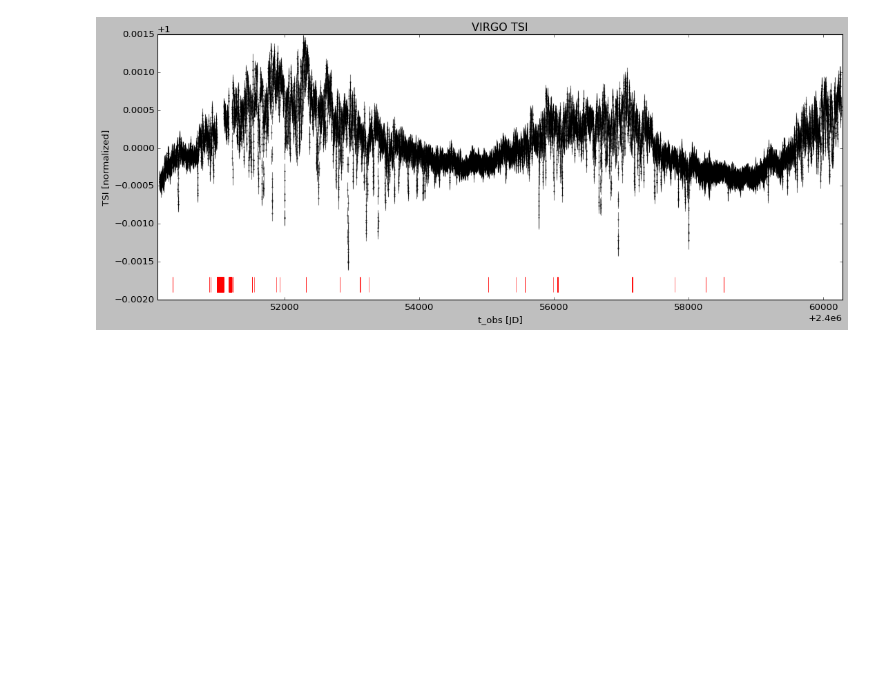
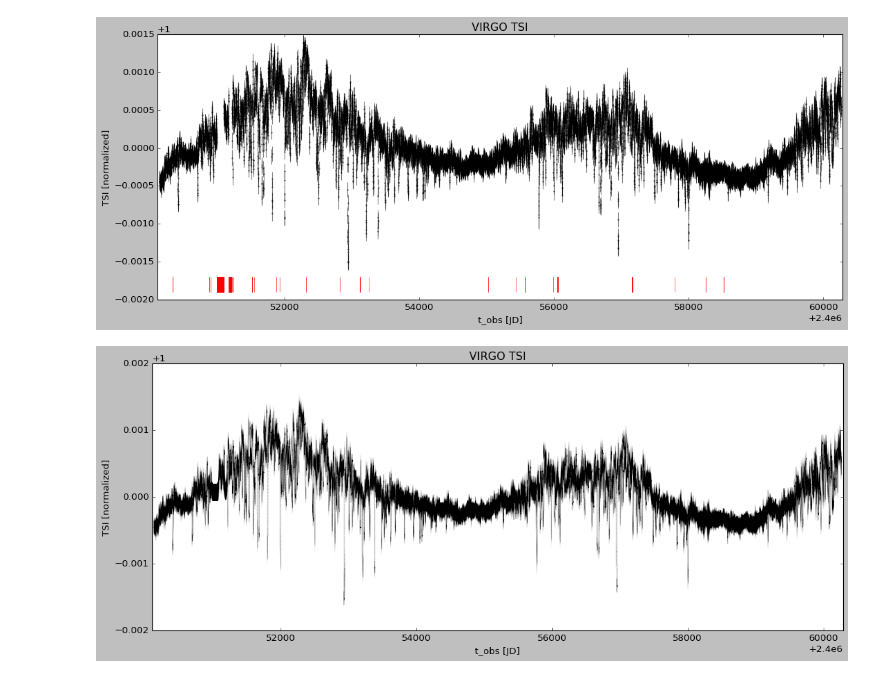
Before and after one commit to esandford/archivalSOHO, a Jupyter notebook: analysis/VIRGOnormalizeLC.ipynb, the cells around one changed output. Cells and saved outputs as stored; diff of their text form; code cells hidden in the pictures; blank space fills up the shorter version.

```diff
--- a/analysis/VIRGOnormalizeLC.ipynb
+++ b/analysis/VIRGOnormalizeLC.ipynb
@@ -36,7 +37,9 @@ import time
 #t_obs[JD] flux[W m^-2] flux_unc[W m^-2]
 #days without observations have flux=nan, fluxerr=nan
 virgo = np.genfromtxt("../data/VIRGO/virgoDailyData.txt")
+virgohr = np.genfromtxt("../data/VIRGO/virgoHourlyData.txt")
 #print(virgo)
 print(np.shape(virgo))
+print(np.shape(virgohr))
 # %% [output]
 (10129, 3)
@@ -53,6 +66,10 @@ print(dutyCycle)
 medianFlux = np.median(virgo[:,1][~noObs])
 virgo[:,1] = virgo[:,1]/medianFlux
 virgo[:,2] = virgo[:,2]/medianFlux
+# %%
+medianFluxhr = np.median(virgohr[:,1])
+virgohr[:,1] = virgohr[:,1]/medianFluxhr
+virgohr[:,2] = virgohr[:,2]/medianFluxhr
 # %%
 fig, ax = plt.subplots(1,1,figsize=(16,6))
 ax.errorbar(virgo[:,0],virgo[:,1],yerr=virgo[:,2],marker='.',ms=3,color='k',ls='None',capsize=0,elinewidth=1,alpha=0.5)
@@ -68,3 +85,15 @@ plt.savefig("./VIRGO_LC_norm.pdf")
 [figure]
 # %%
 np.savetxt("./VIRGO_LC_norm.txt",virgo,fmt="%.10f",header="t_obs[JD] flux[norm] flux_unc[norm]")
+# %%
+fig, ax = plt.subplots(1,1,figsize=(16,6))
+ax.errorbar(virgohr[:,0],virgohr[:,1],yerr=virgohr[:,2],marker='.',ms=1,color='k',ls='None',capsize=0,elinewidth=0.1,alpha=0.1)
+
+ax.set_xlabel("t_obs [JD]")
+ax.set_ylabel("TSI [normalized]")
+ax.set_xlim(virgo[0,0]-25,virgo[-1,0]+25)
+ax.set_title("VIRGO TSI")
+#plt.show()
+plt.savefig("./VIRGO_LChr_norm.pdf")
+# %% [output]
+[figure, added]
```
Also changed, not shown: parts of 6 cells of this notebook, 41 other files.
